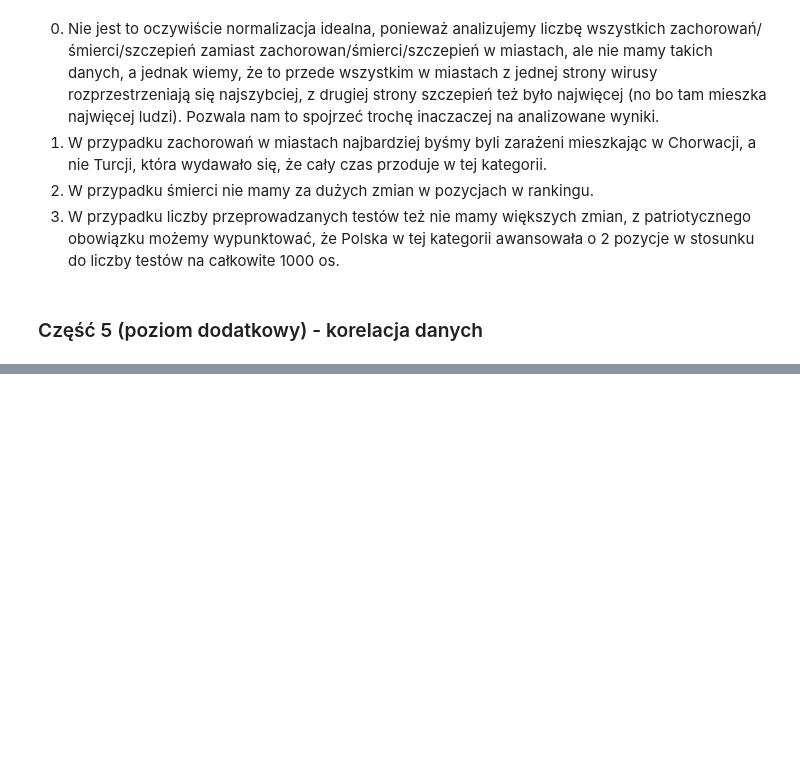
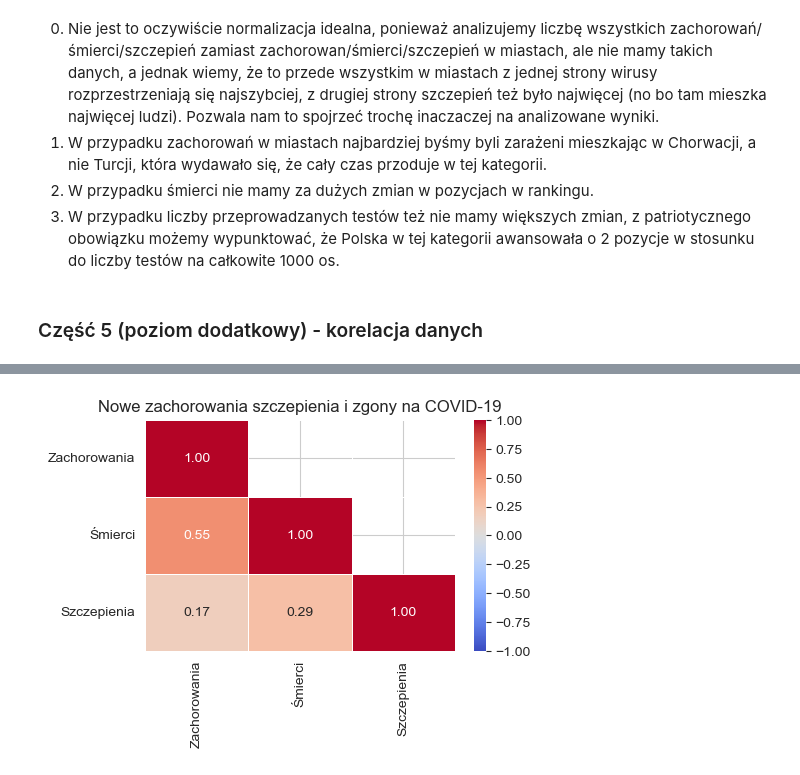
Before and after one commit to AbsZeroO/big-data, a Jupyter notebook: Poziom_2/Poziom2.ipynb, the cells around one changed output, grey strips where cells are left out. Cells and saved outputs as stored; diff of their text form; code cells hidden in the pictures; blank space fills up the shorter version.

```diff
--- a/Poziom_2/Poziom2.ipynb
+++ b/Poziom_2/Poziom2.ipynb
@@ -639,0 +714,14 @@ plt.show()
+# %%
+cols = ['Total_confirmed_cases', 'Total_new_deceased', 'Total_new_vaccinations']
+short_labels = ['Zachorowania', 'Śmierci', 'Szczepienia']
+df_corr=df_data[cols]
+corr=df_corr.corr()
+plt.figure(figsize=(5, 3))
+mask = np.triu(corr, k=1)
+mask[corr == 1] = False
+ax = sns.heatmap(corr, annot=True, fmt=".2f", cmap="coolwarm", mask=mask, linewidths=0.5, center=0, vmin=-1, vmax=1)
+ax.set_xticklabels(short_labels)
+ax.set_yticklabels(short_labels)
+plt.title("Nowe zachorowania szczepienia i zgony na COVID-19");
+# %% [output]
+[figure, added]
```
Also changed, not shown: parts of 35 cells of this notebook.
